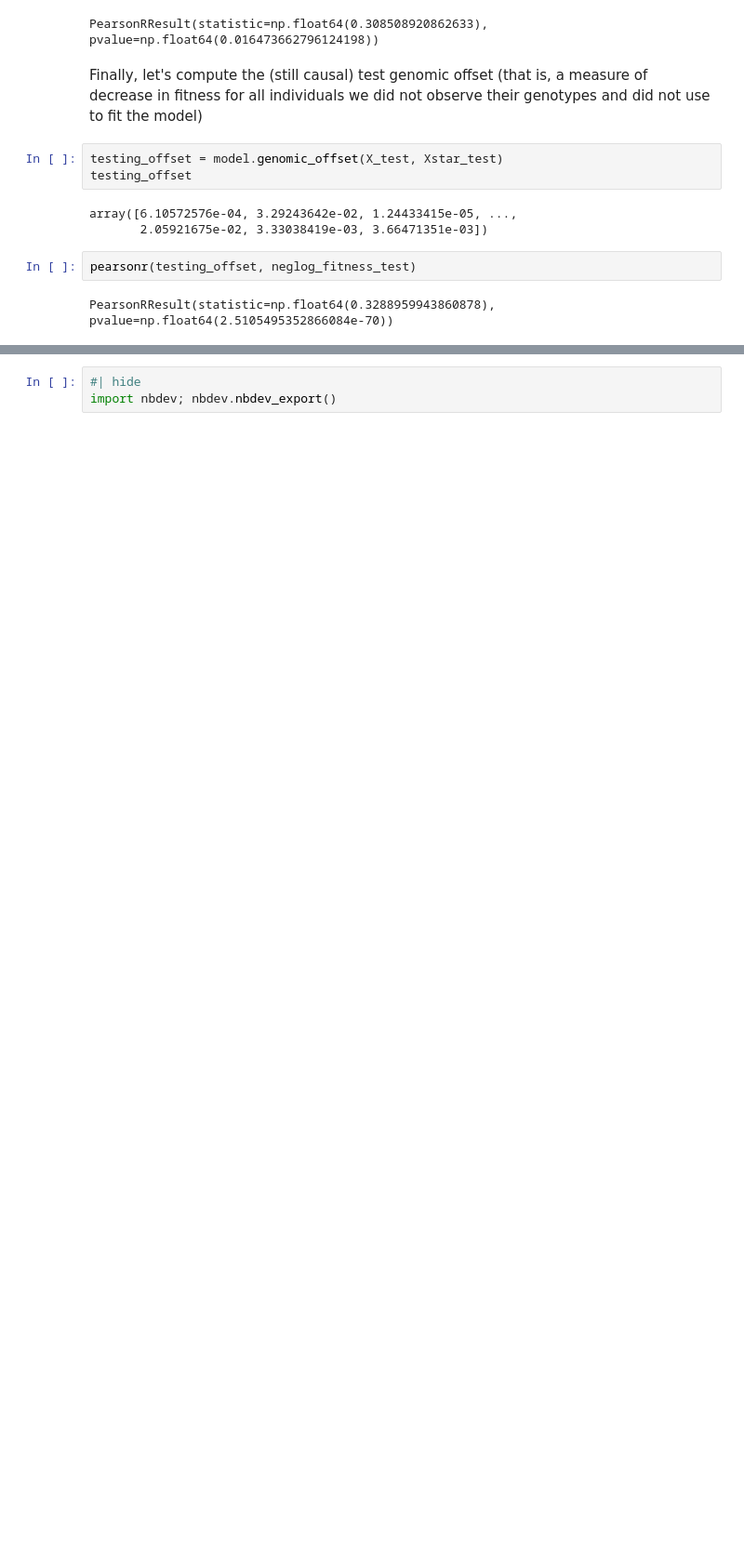
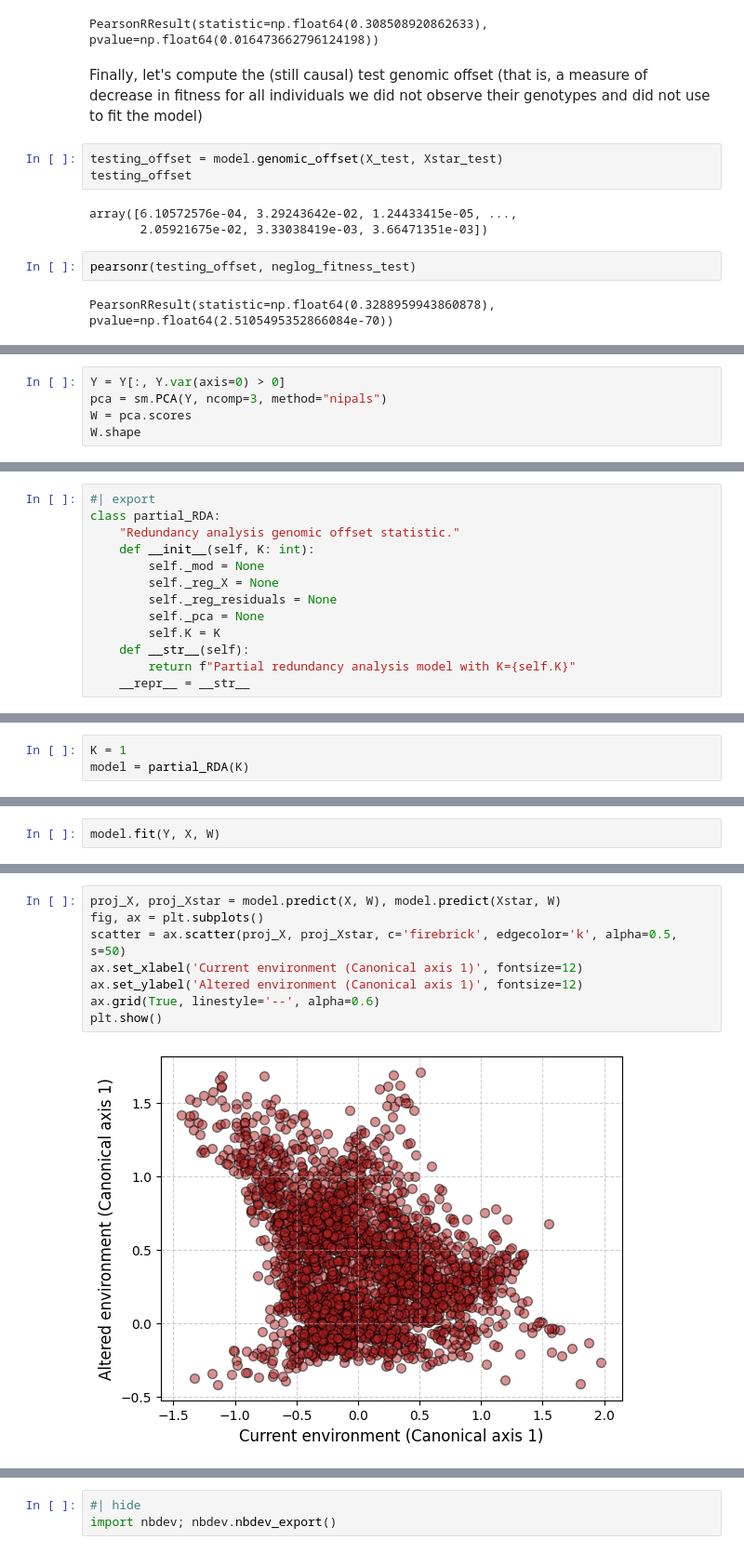
Before and after one commit to currocam/genomic-offsets, a Jupyter notebook: nbs/03_RDA.ipynb, the cells around one changed output, grey strips where cells are left out. Shown at 93% size. Drawn from its saved outputs; the diff is of its cells as text; blank space fills up the shorter version.

Commit message:
Add partial RDA

```diff
--- a/nbs/03_RDA.ipynb
+++ b/nbs/03_RDA.ipynb
@@ -172,0 +177,5 @@ PearsonRResult(statistic=np.float64(0.3288959943860878), pvalue=np.float64(2.510
+# %%
+Y = Y[:, Y.var(axis=0) > 0]
+pca = sm.PCA(Y, ncomp=3, method="nipals")
+W = pca.scores
+W.shape
@@ -172,0 +186,13 @@ PearsonRResult(statistic=np.float64(0.3288959943860878), pvalue=np.float64(2.510
+# %%
+#| export
+class partial_RDA:
+    "Redundancy analysis genomic offset statistic."
+    def __init__(self, K: int):
+        self._mod = None
+        self._reg_X = None
+        self._reg_residuals = None
+        self._pca = None
+        self.K = K
+    def __str__(self):
+        return f"Partial redundancy analysis model with K={self.K}"
+    __repr__ = __str__
@@ -172,0 +201,3 @@ PearsonRResult(statistic=np.float64(0.3288959943860878), pvalue=np.float64(2.510
+# %%
+K = 1
+model = partial_RDA(K)
@@ -172,0 +229,2 @@ PearsonRResult(statistic=np.float64(0.3288959943860878), pvalue=np.float64(2.510
+# %%
+model.fit(Y, X, W)
@@ -172,0 +250,10 @@ PearsonRResult(statistic=np.float64(0.3288959943860878), pvalue=np.float64(2.510
+# %%
+proj_X, proj_Xstar = model.predict(X, W), model.predict(Xstar, W)
+fig, ax = plt.subplots()
+scatter = ax.scatter(proj_X, proj_Xstar, c='firebrick', edgecolor='k', alpha=0.5, s=50)
+ax.set_xlabel('Current environment (Canonical axis 1)', fontsize=12)
+ax.set_ylabel('Altered environment (Canonical axis 1)', fontsize=12)
+ax.grid(True, linestyle='--', alpha=0.6)
+plt.show()
+# %% [output]
+[figure, added]
```
Also changed, not shown: parts of 18 cells of this notebook, 2 other files.
